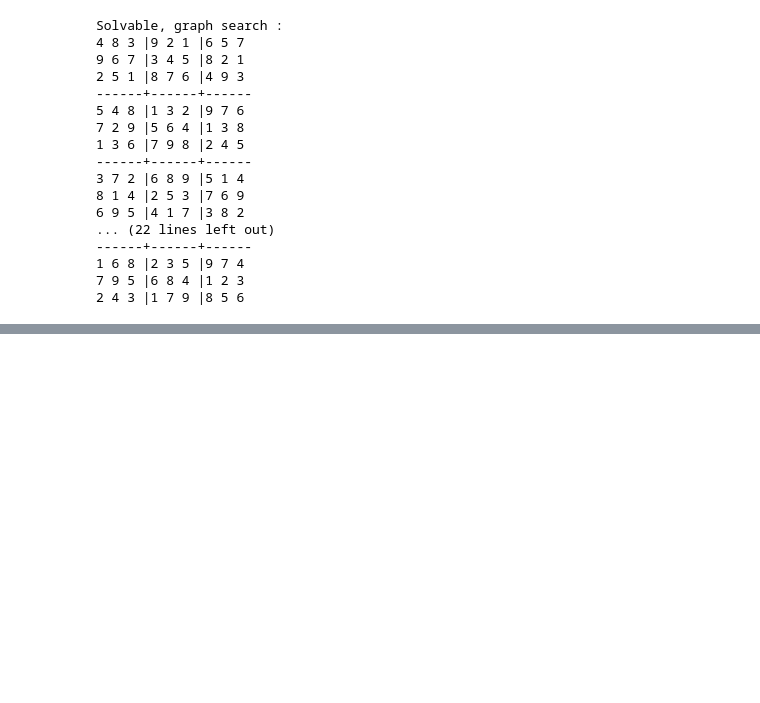
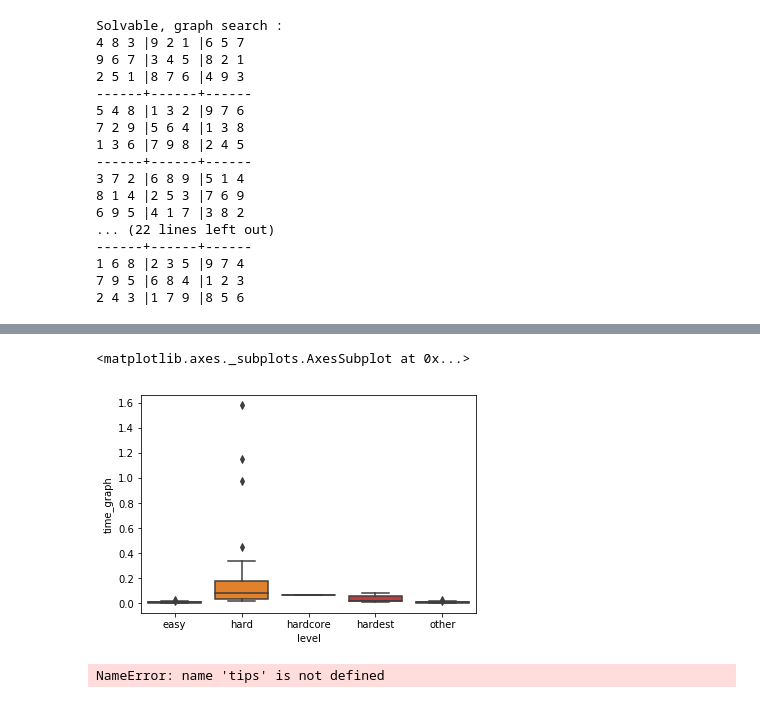
Before and after one commit to sendivogius/plAIground, a Jupyter notebook: sudoku.ipynb, the cells around one changed output, grey strips where cells are left out. Cells and saved outputs as stored; diff of their text form; code cells hidden in the pictures; blank space fills up the shorter version.

```diff
--- a/sudoku.ipynb
+++ b/sudoku.ipynb
@@ -426,0 +443,7 @@ Solvable, graph search :
+# %%
+# get some grids
+easy = get_grids('http://norvig.com/easy50.txt')
+hard = get_grids('http://norvig.com/top95.txt')
+hardest = get_grids('http://norvig.com/hardest.txt')
+other = get_grids('https://projecteuler.net/project/resources/p096_sudoku.txt')
+hardcore = ['005300000800000020070010500400005300010070006003200080060500009004000030000009700']
@@ -426,0 +479,17 @@ Solvable, graph search :
+# %%
+# deifne function for timing grid, if grid is nonsolvable returns None
+import time
+def time_sudoku_solution(grid, solver):
+    start = time.clock()
+    solution = solver(grid)
+    dt = time.clock()-start
+    return dt if is_solved(solution) else None
+# %%
+#create dataframe with grids
+import pandas as pd
+sudoku_df = pd.DataFrame(columns=['grid', 'level'])
+
+for grids, level in ((easy, 'easy'), (hard, 'hard'), (hardest, 'hardest'), (hardcore, 'hardcore'), (other, 'other')):
+    for g in grids:
+        sudoku_df = sudoku_df.append({'grid':g, 'level':level}, ignore_index=True)
+sudoku_df.level = sudoku_df.level.astype('category')
@@ -426,0 +510,5 @@ Solvable, graph search :
+# %%
+# run different solvers
+for solver, column in [(solve_orginal, 'time_original'), (solve_refactored, 'time_refactored'), (solve_refactored_naked, 'time_naked'), (solve_graph, 'time_graph')]:
+    times = sudoku_df.grid.apply(time_sudoku_solution, args=(solver,))
+    sudoku_df[column] = times # pd.to_timedelta(times, unit='s')
@@ -426,0 +543,13 @@ Solvable, graph search :
+# %%
+sns.boxplot(data=sudoku_df, y='time_graph', x='level')
+# %% [output]
+<matplotlib.axes._subplots.AxesSubplot at 0x...>
+[figure, added]
+# %%
+g = sns.PairGrid(tips,
+                 x_vars=["smoker", "time", "sex"],
+                 y_vars=["total_bill", "tip"],
+                 aspect=.75, size=3.5)
+g.map(sns.violinplot, palette="pastel");
+# %% [output]
+NameError: name 'tips' is not defined
```
Also changed, not shown: parts of 14 cells of this notebook.
